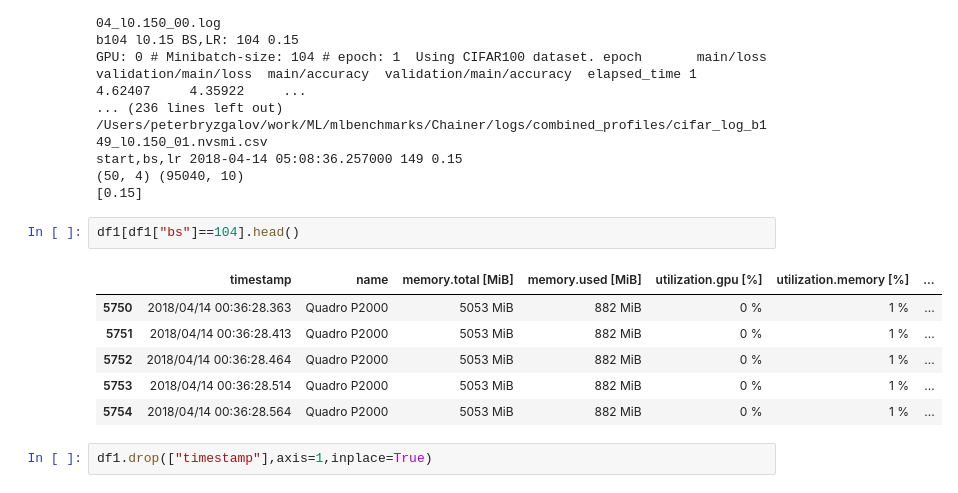
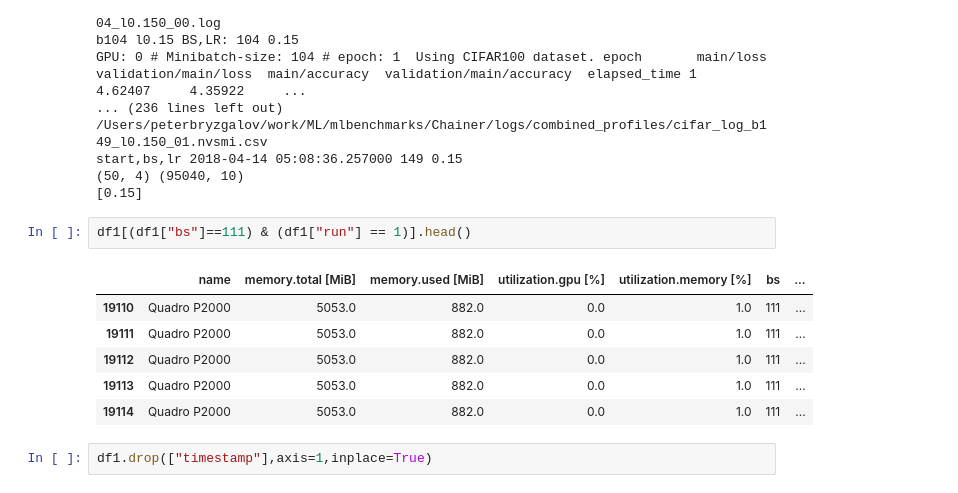
Before and after one commit to pyotr777/mlbenchmarks, a Jupyter notebook: Chainer/Cifar-nvsmi.ipynb, the cells around one changed output. Saved outputs shown, nothing was run; the diff lists cells and outputs as text.

```diff
--- a/Chainer/Cifar-nvsmi.ipynb
+++ b/Chainer/Cifar-nvsmi.ipynb
@@ -193,14 +193,14 @@ start,bs,lr 2018-04-14 05:08:36.257000 149 0.15
 (50, 4) (95040, 10)
 [0.15]
 # %%
-df1[df1["bs"]==104].head()
+df1[(df1["bs"]==111) & (df1["run"] == 1)].head()
 # %% [output]
-|  | timestamp | name | memory.total [MiB] | memory.used [MiB] | utilization.gpu [%] | utilization.memory [%] | ... |
-| 5750 | 2018/04/14 00:36:28.363 | Quadro P2000 | 5053 MiB | 882 MiB | 0 % | 1 % | ... |
-| 5751 | 2018/04/14 00:36:28.413 | Quadro P2000 | 5053 MiB | 882 MiB | 0 % | 1 % | ... |
-| 5752 | 2018/04/14 00:36:28.464 | Quadro P2000 | 5053 MiB | 882 MiB | 0 % | 1 % | ... |
-| 5753 | 2018/04/14 00:36:28.514 | Quadro P2000 | 5053 MiB | 882 MiB | 0 % | 1 % | ... |
-| 5754 | 2018/04/14 00:36:28.564 | Quadro P2000 | 5053 MiB | 882 MiB | 0 % | 1 % | ... |
+|  | name | memory.total [MiB] | memory.used [MiB] | utilization.gpu [%] | utilization.memory [%] | bs | ... |
+| 19110 | Quadro P2000 | 5053.0 | 882.0 | 0.0 | 1.0 | 111 | ... |
+| 19111 | Quadro P2000 | 5053.0 | 882.0 | 0.0 | 1.0 | 111 | ... |
+| 19112 | Quadro P2000 | 5053.0 | 882.0 | 0.0 | 1.0 | 111 | ... |
+| 19113 | Quadro P2000 | 5053.0 | 882.0 | 0.0 | 1.0 | 111 | ... |
+| 19114 | Quadro P2000 | 5053.0 | 882.0 | 0.0 | 1.0 | 111 | ... |
 # %%
 df1.drop(["timestamp"],axis=1,inplace=True)
 # %%
```
Also changed, not shown: parts of 6 cells of this notebook.
